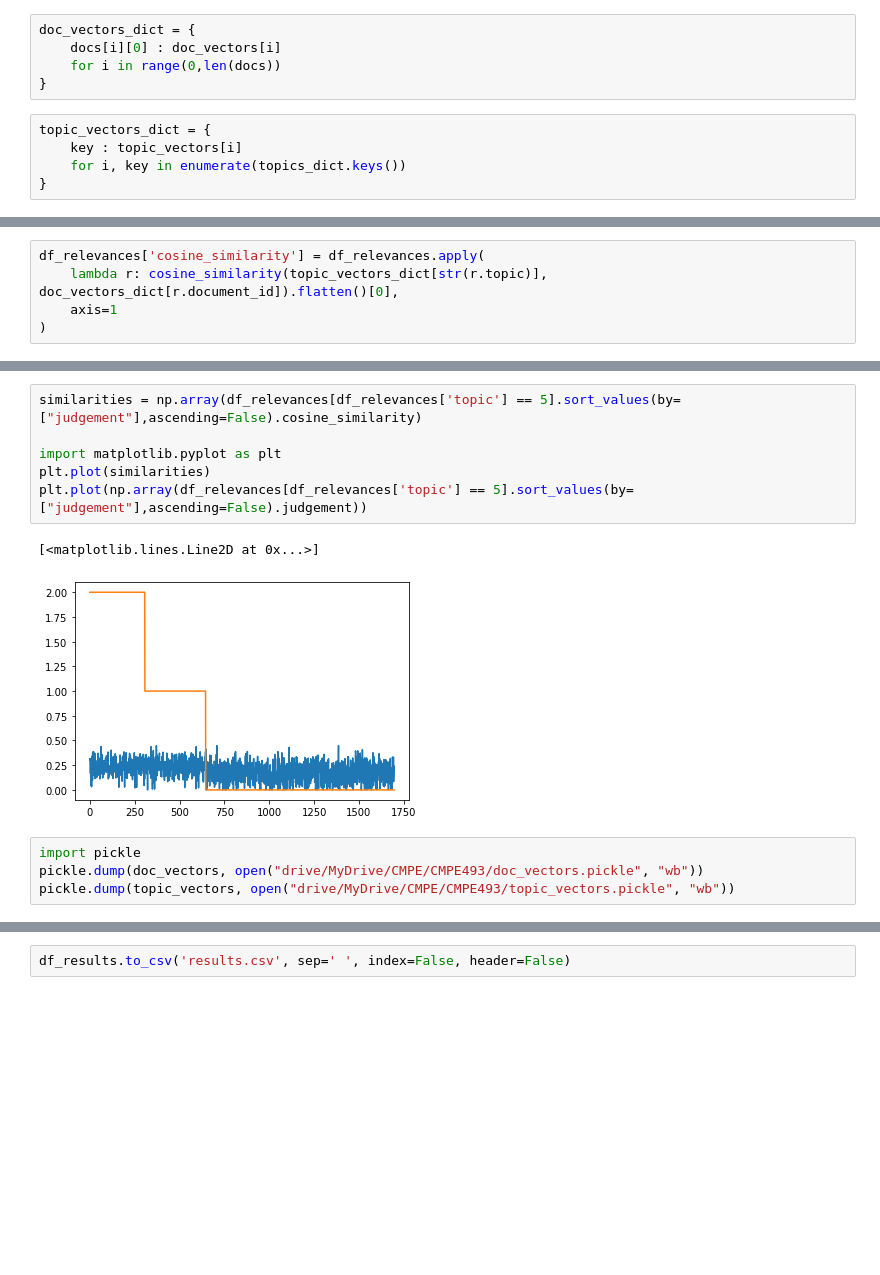
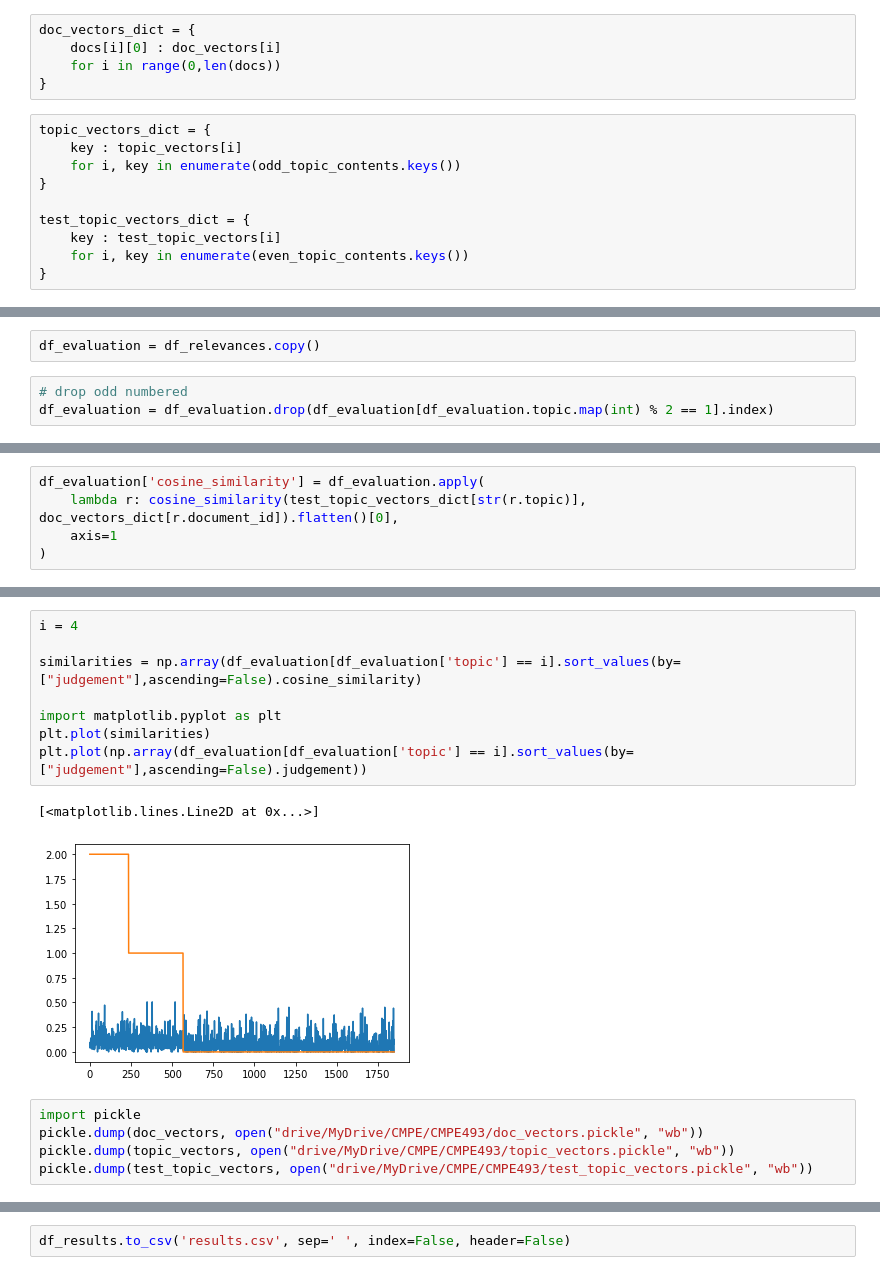
Before and after one commit to cemreefe/cmpe493-project, a Jupyter notebook: 493_playground.ipynb, the cells around one changed output, grey strips where cells are left out. Cells and saved outputs as stored; diff of their text form; blank space fills up the shorter version.

```diff
--- a/493_playground.ipynb
+++ b/493_playground.ipynb
@@ -189,8 +208,13 @@ doc_vectors_dict = {
 # %%
 topic_vectors_dict = {
     key : topic_vectors[i]
-    for i, key in enumerate(topics_dict.keys())
+    for i, key in enumerate(odd_topic_contents.keys())
 }
+
+test_topic_vectors_dict = {
+    key : test_topic_vectors[i]
+    for i, key in enumerate(even_topic_contents.keys())
+}
 # %%
 from sklearn.metrics.pairwise import cosine_similarity
 #Takes random doc_id and prints most relevant topic
@@ -220,0 +246,5 @@ SARS-CoV-2 phylogenetic analysis What is the result of phylogenetic analysis of
+# %%
+df_evaluation = df_relevances.copy()
+# %%
+# drop odd numbered
+df_evaluation = df_evaluation.drop(df_evaluation[df_evaluation.topic.map(int) % 2 == 1].index)
@@ -221,5 +280,5 @@ SARS-CoV-2 phylogenetic analysis What is the result of phylogenetic analysis of
 # %%
-df_relevances['cosine_similarity'] = df_relevances.apply(
-    lambda r: cosine_similarity(topic_vectors_dict[str(r.topic)], doc_vectors_dict[r.document_id]).flatten()[0],
+df_evaluation['cosine_similarity'] = df_evaluation.apply(
+    lambda r: cosine_similarity(test_topic_vectors_dict[str(r.topic)], doc_vectors_dict[r.document_id]).flatten()[0],
     axis=1
 )
@@ -248,15 +307,18 @@ np.mean(stuff)
 # %%
-similarities = np.array(df_relevances[df_relevances['topic'] == 5].sort_values(by=["judgement"],ascending=False).cosine_similarity)
+i = 4
+
+similarities = np.array(df_evaluation[df_evaluation['topic'] == i].sort_values(by=["judgement"],ascending=False).cosine_similarity)
 
 import matplotlib.pyplot as plt
 plt.plot(similarities)
-plt.plot(np.array(df_relevances[df_relevances['topic'] == 5].sort_values(by=["judgement"],ascending=False).judgement))
+plt.plot(np.array(df_evaluation[df_evaluation['topic'] == i].sort_values(by=["judgement"],ascending=False).judgement))
 # %% [output]
 [<matplotlib.lines.Line2D at 0x...>]
-[figure, old version]
+[figure, new version]
 # %%
 import pickle
 pickle.dump(doc_vectors, open("drive/MyDrive/CMPE/CMPE493/doc_vectors.pickle", "wb"))
 pickle.dump(topic_vectors, open("drive/MyDrive/CMPE/CMPE493/topic_vectors.pickle", "wb"))
+pickle.dump(test_topic_vectors, open("drive/MyDrive/CMPE/CMPE493/test_topic_vectors.pickle", "wb"))
 # %%
 #Prepare results
```
Also changed, not shown: parts of 25 cells of this notebook.
